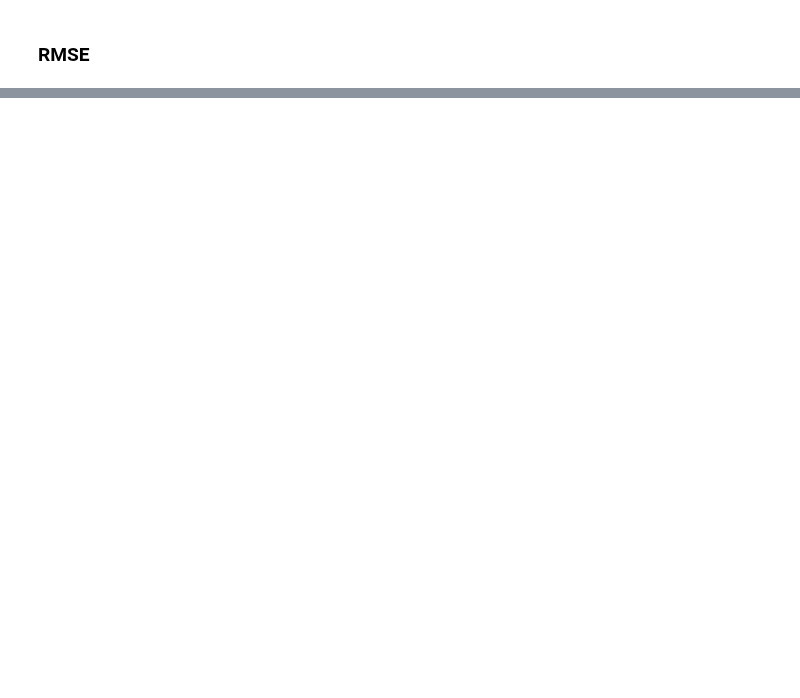
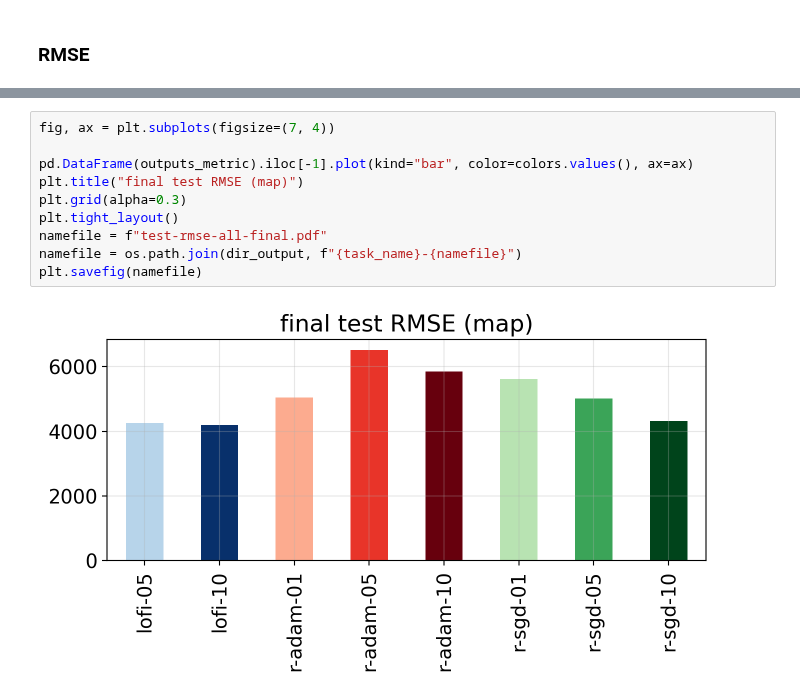
Before and after one commit to probml/rebayes, a Jupyter notebook: demos/collas/regression/rotating-mnist-unsorted.ipynb, the cells around one changed output, grey strips where cells are left out. Cells and saved outputs as stored; diff of their text form; blank space fills up the shorter version.

```diff
--- a/demos/collas/regression/rotating-mnist-unsorted.ipynb
+++ b/demos/collas/regression/rotating-mnist-unsorted.ipynb
@@ -230,3 +231,15 @@ plt.savefig(namefile)
+# %%
+fig, ax = plt.subplots(figsize=(7, 4))
+
+pd.DataFrame(outputs_metric).iloc[-1].plot(kind="bar", color=colors.values(), ax=ax)
+plt.title("final test RMSE (map)")
+plt.grid(alpha=0.3)
+plt.tight_layout()
+namefile = f"test-rmse-all-final.pdf"
+namefile = os.path.join(dir_output, f"{task_name}-{namefile}")
+plt.savefig(namefile)
+# %% [output]
+[figure, added]
 # %%
 metric = "nlpd_test"
 title = "test NLPD"
```
Also changed, not shown: parts of 10 cells of this notebook, 1 other file.
